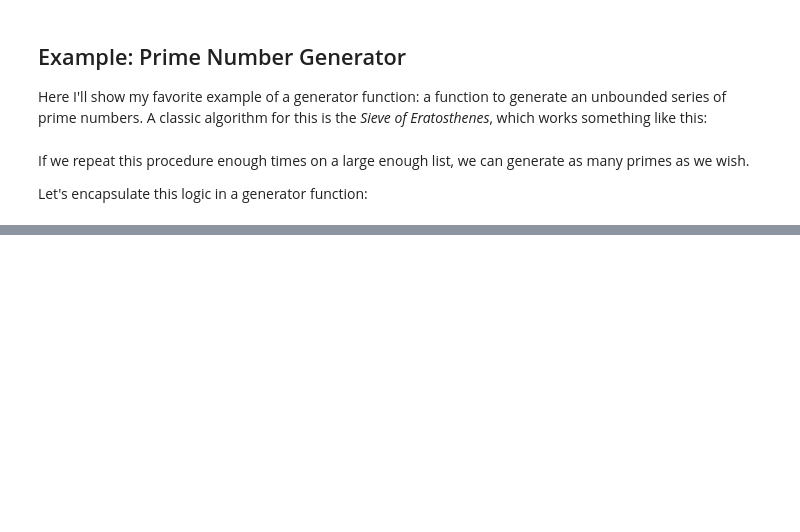
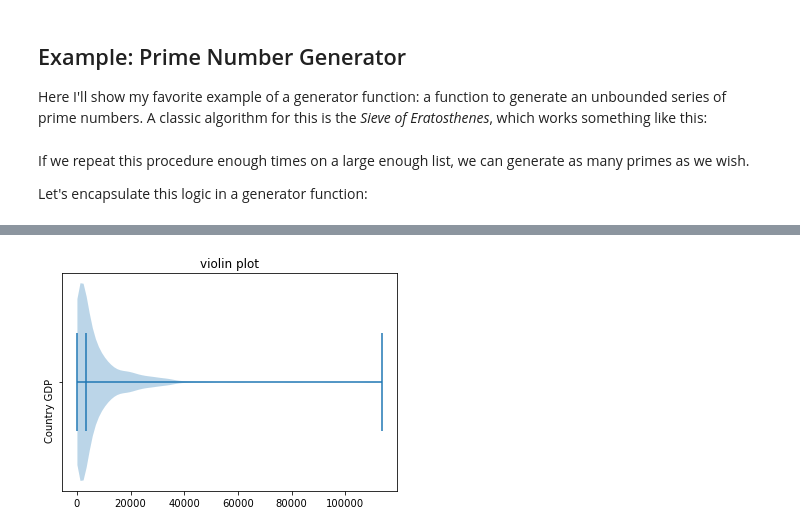
Before and after one commit to synapticrumble/demogit, a Jupyter notebook: 12-Generators.ipynb, the cells around one changed output, grey strips where cells are left out. Saved outputs shown, nothing was run; the diff lists cells and outputs as text; code cells hidden in the pictures; blank space fills up the shorter version.

```diff
--- a/12-Generators.ipynb
+++ b/12-Generators.ipynb
@@ -191,0 +272,10 @@ While this is certainly not the most computationally efficient implementation of
+# %%
+fig, ax = plt.subplots()
+ax.violinplot(gdp_cap, showmedians=True, vert=False)
+ax.set_title('violin plot')
+ax.set_yticks([1])
+ax.set_yticklabels(["Country GDP",])
+ax.tick_params(axis='y', labelrotation = 90)
+plt.show()
+# %% [output]
+[figure, added]
```
Also changed, not shown: parts of 21 cells of this notebook, 11 other files.
